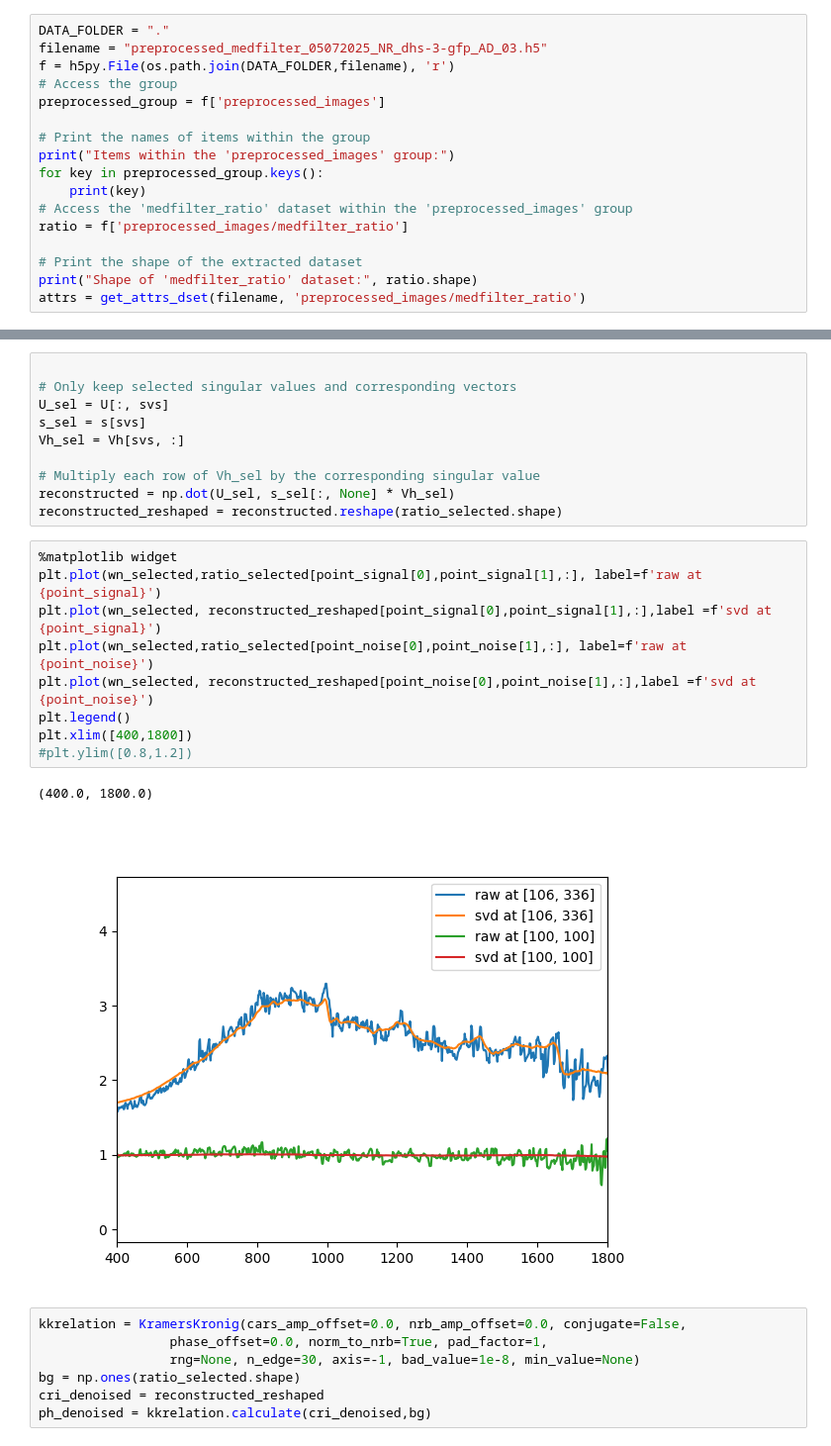
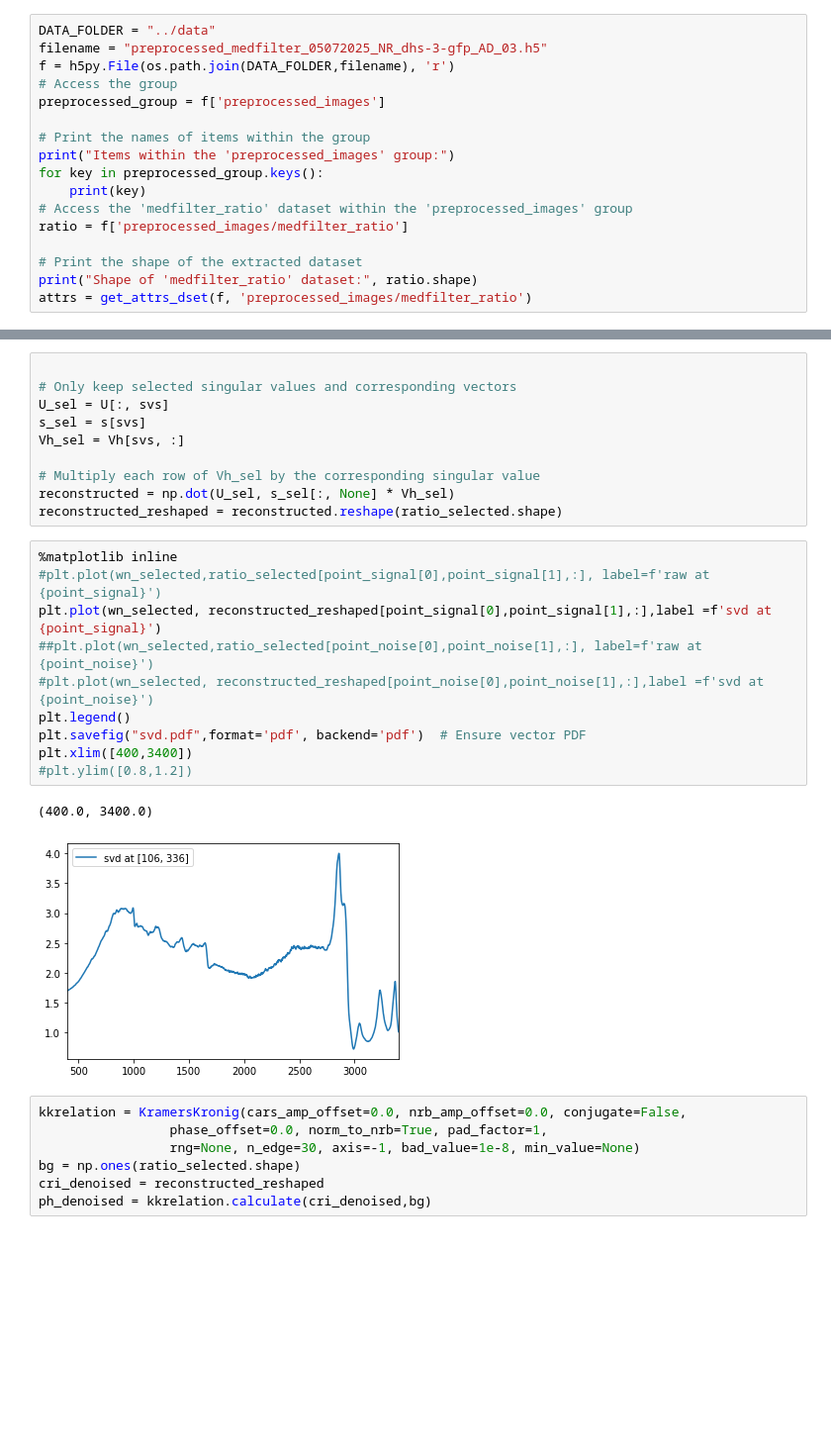
Before and after one commit to hxu-256/BCARS_N2N, a Jupyter notebook: denoise/crikit_pipepline.ipynb, the cells around one changed output, grey strips where cells are left out. Shown at 99% size. Drawn from its saved outputs; the diff is of its cells as text; blank space fills up the shorter version.

```diff
--- a/denoise/crikit_pipepline.ipynb
+++ b/denoise/crikit_pipepline.ipynb
@@ -17,5 +19,5 @@ def print_dataset_names(filename):
 # %%
-DATA_FOLDER = "."
+DATA_FOLDER = "../data"
 filename = "preprocessed_medfilter_05072025_NR_dhs-3-gfp_AD_03.h5"
 f = h5py.File(os.path.join(DATA_FOLDER,filename), 'r')
 # Access the group
@@ -30,7 +32,7 @@ ratio = f['preprocessed_images/medfilter_ratio']
 
 # Print the shape of the extracted dataset
 print("Shape of 'medfilter_ratio' dataset:", ratio.shape)
-attrs = get_attrs_dset(filename, 'preprocessed_images/medfilter_ratio')
+attrs = get_attrs_dset(f, 'preprocessed_images/medfilter_ratio')
 # %% [output]
 Items within the 'preprocessed_images' group:
 medfilter_dark
@@ -97,17 +98,18 @@ Vh_sel = Vh[svs, :]
 reconstructed = np.dot(U_sel, s_sel[:, None] * Vh_sel)
 reconstructed_reshaped = reconstructed.reshape(ratio_selected.shape)
 # %%
-%matplotlib widget
-plt.plot(wn_selected,ratio_selected[point_signal[0],point_signal[1],:], label=f'raw at {point_signal}')
+%matplotlib inline
+#plt.plot(wn_selected,ratio_selected[point_signal[0],point_signal[1],:], label=f'raw at {point_signal}')
 plt.plot(wn_selected, reconstructed_reshaped[point_signal[0],point_signal[1],:],label =f'svd at {point_signal}')
-plt.plot(wn_selected,ratio_selected[point_noise[0],point_noise[1],:], label=f'raw at {point_noise}')
-plt.plot(wn_selected, reconstructed_reshaped[point_noise[0],point_noise[1],:],label =f'svd at {point_noise}')
+##plt.plot(wn_selected,ratio_selected[point_noise[0],point_noise[1],:], label=f'raw at {point_noise}')
+#plt.plot(wn_selected, reconstructed_reshaped[point_noise[0],point_noise[1],:],label =f'svd at {point_noise}')
 plt.legend()
-plt.xlim([400,1800])
+plt.savefig("svd.pdf",format='pdf', backend='pdf')  # Ensure vector PDF
+plt.xlim([400,3400])
 #plt.ylim([0.8,1.2])
 # %% [output]
-(400.0, 1800.0)
+(400.0, 3400.0)
-[figure, old version]
+[figure, new version]
 # %%
 kkrelation = KramersKronig(cars_amp_offset=0.0, nrb_amp_offset=0.0, conjugate=False,
                  phase_offset=0.0, norm_to_nrb=True, pad_factor=1,
```
Also changed, not shown: parts of 8 cells of this notebook, 7 other files.
